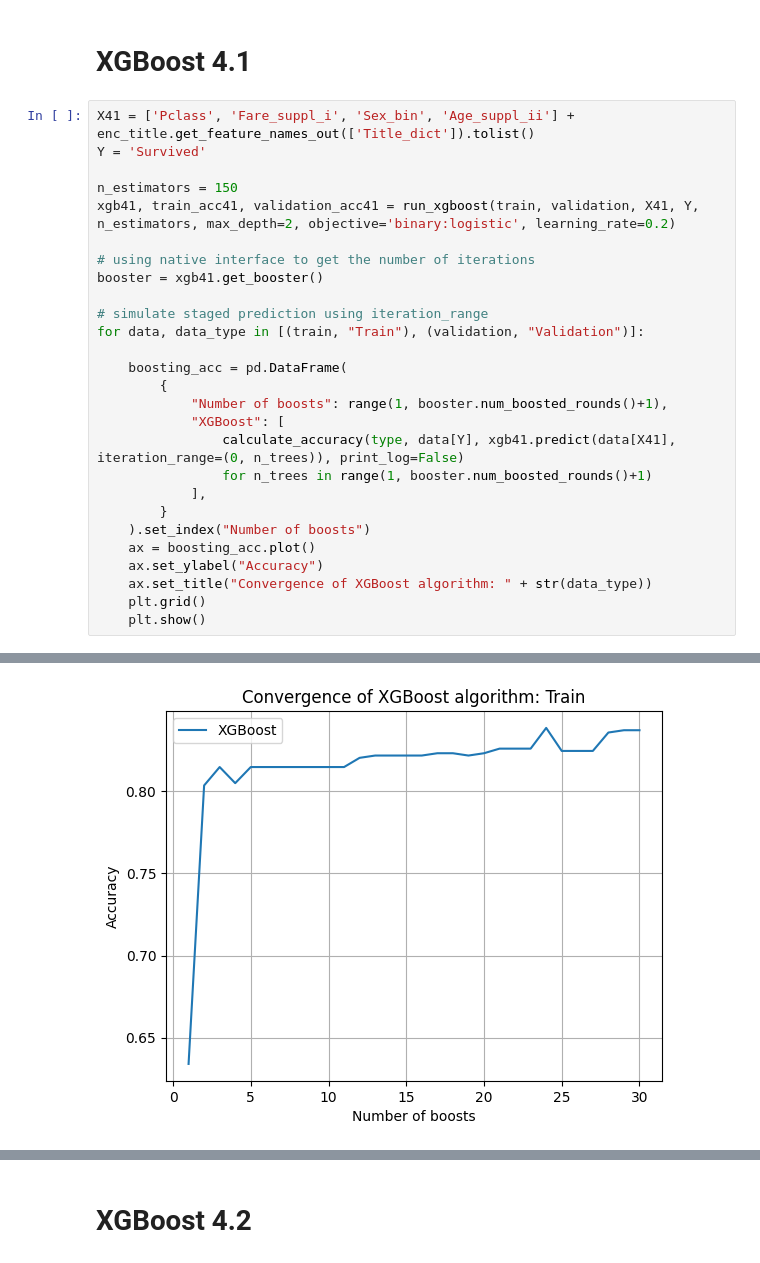
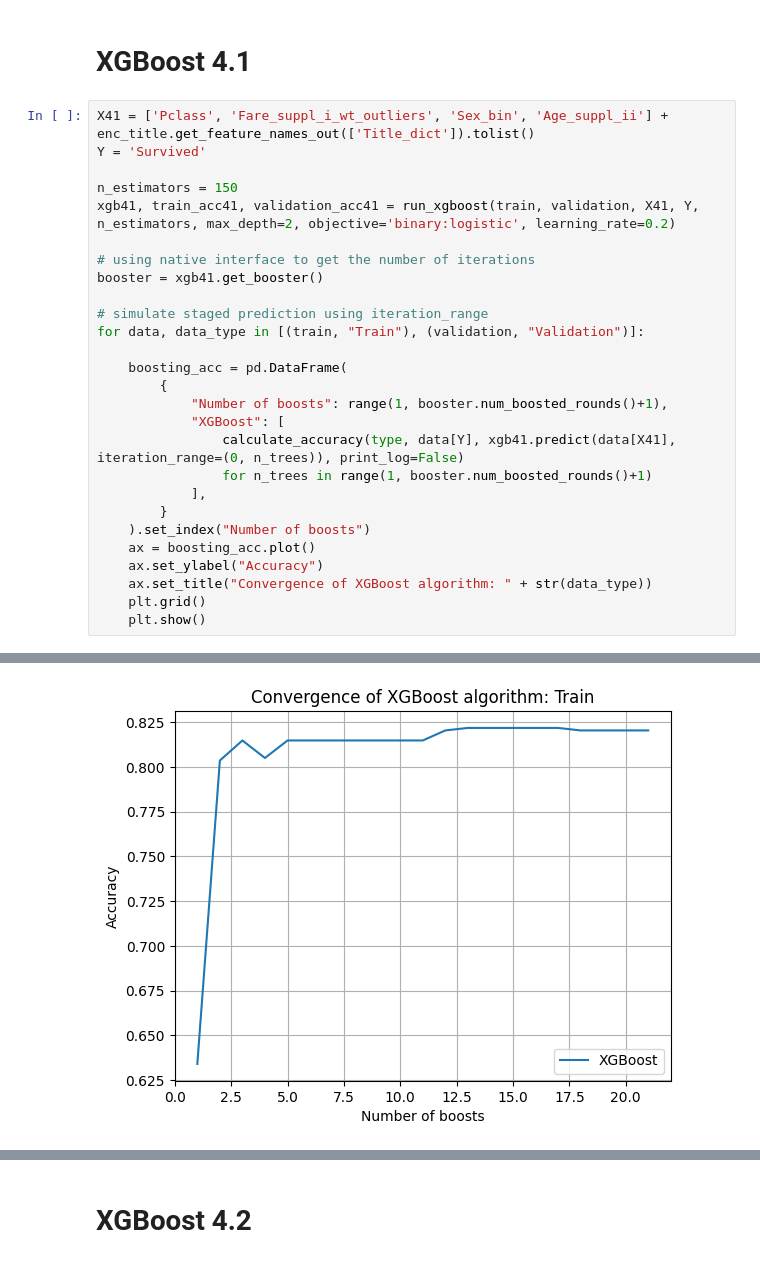
Before and after one commit to katarzynafurmanska/kaggle-titanic, a Jupyter notebook: src/run.ipynb, the cells around one changed output, grey strips where cells are left out. Drawn from its saved outputs; the diff is of its cells as text.

```diff
--- a/src/run.ipynb
+++ b/src/run.ipynb
@@ -791,7 +792,7 @@ Validation :  146.0  correctly classified samples -  82.02 %
 # %% [markdown]
 # XGBoost 4.1
 # %%
-X41 = ['Pclass', 'Fare_suppl_i', 'Sex_bin', 'Age_suppl_ii'] + enc_title.get_feature_names_out(['Title_dict']).tolist()
+X41 = ['Pclass', 'Fare_suppl_i_wt_outliers', 'Sex_bin', 'Age_suppl_ii'] + enc_title.get_feature_names_out(['Title_dict']).tolist()
 Y = 'Survived'
 
 n_estimators = 150
@@ -838 +839 @@ Validation :  143.0  correctly classified samples -  80.34 %
-[figure, old version]
+[figure, new version]
```
Also changed, not shown: parts of 34 cells of this notebook, 1 other file.
